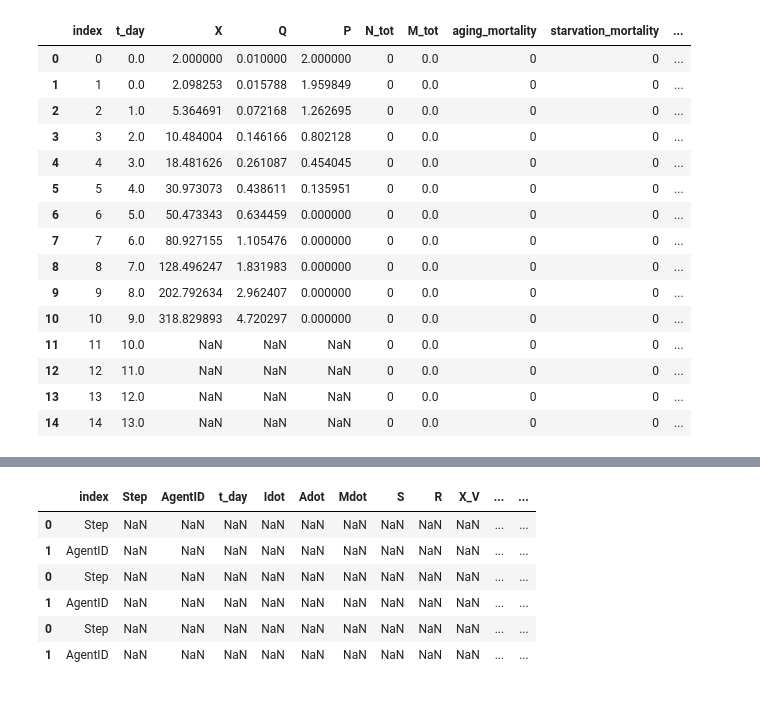
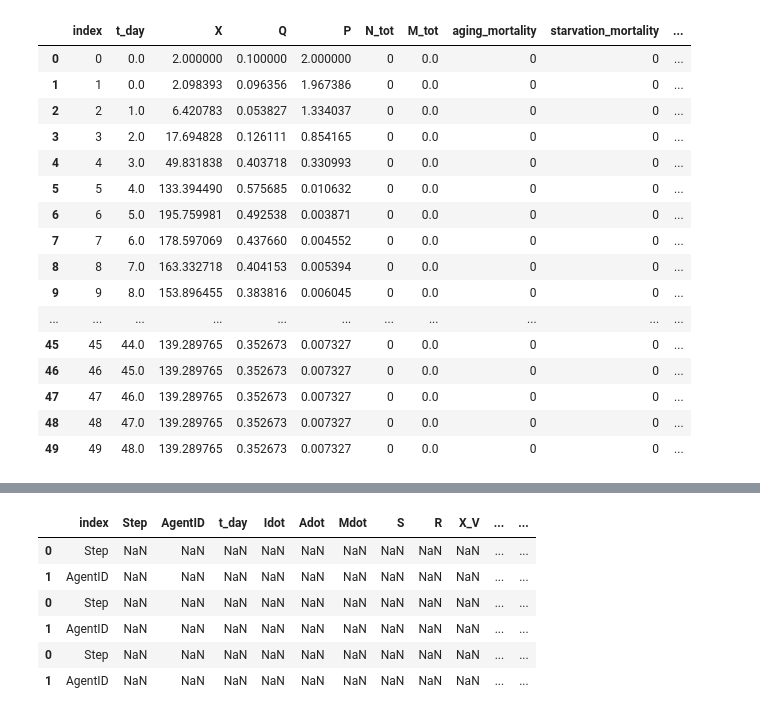
Before and after one commit to Valentin-Schwarz/mempyDEB, a Jupyter notebook: mempyDEB/DEBIBM/algea_model.ipynb, the cells around one changed output, grey strips where cells are left out. Cells and saved outputs as stored; diff of their text form; code cells hidden in the pictures.

```diff
--- a/mempyDEB/DEBIBM/algea_model.ipynb
+++ b/mempyDEB/DEBIBM/algea_model.ipynb
@@ -19,26 +17,27 @@ p = deepcopy(defaultparams_DEBIBM)
 #p.glb['tspan'] = (0,14)
 p.glb['N_0']= 0
 p.glb['data_collection_interval']=1
-#p.glb['tres']=24
+p.glb['tres']=24
 # %%
 sim = simulate_DEBIBM(p) # runs the baseline model (a variant of DEBkiss) with default parameters
 mout, aout = sim
 # %%
-mout.head(15)
+mout.head(50)
 # %% [output]
 |  | index | t_day | X | Q | P | N_tot | M_tot | aging_mortality | starvation_mortality | ... |
-| 0 | 0 | 0.0 | 2.000000 | 0.010000 | 2.000000 | 0 | 0.0 | 0 | 0 | ... |
-| 1 | 1 | 0.0 | 2.098253 | 0.015788 | 1.959849 | 0 | 0.0 | 0 | 0 | ... |
-| 2 | 2 | 1.0 | 5.364691 | 0.072168 | 1.262695 | 0 | 0.0 | 0 | 0 | ... |
-| 3 | 3 | 2.0 | 10.484004 | 0.146166 | 0.802128 | 0 | 0.0 | 0 | 0 | ... |
-| 4 | 4 | 3.0 | 18.481626 | 0.261087 | 0.454045 | 0 | 0.0 | 0 | 0 | ... |
-| 5 | 5 | 4.0 | 30.973073 | 0.438611 | 0.135951 | 0 | 0.0 | 0 | 0 | ... |
-| 6 | 6 | 5.0 | 50.473343 | 0.634459 | 0.000000 | 0 | 0.0 | 0 | 0 | ... |
-| 7 | 7 | 6.0 | 80.927155 | 1.105476 | 0.000000 | 0 | 0.0 | 0 | 0 | ... |
-| 8 | 8 | 7.0 | 128.496247 | 1.831983 | 0.000000 | 0 | 0.0 | 0 | 0 | ... |
-| 9 | 9 | 8.0 | 202.792634 | 2.962407 | 0.000000 | 0 | 0.0 | 0 | 0 | ... |
-| 10 | 10 | 9.0 | 318.829893 | 4.720297 | 0.000000 | 0 | 0.0 | 0 | 0 | ... |
-| 11 | 11 | 10.0 | NaN | NaN | NaN | 0 | 0.0 | 0 | 0 | ... |
-| 12 | 12 | 11.0 | NaN | NaN | NaN | 0 | 0.0 | 0 | 0 | ... |
-| 13 | 13 | 12.0 | NaN | NaN | NaN | 0 | 0.0 | 0 | 0 | ... |
-| 14 | 14 | 13.0 | NaN | NaN | NaN | 0 | 0.0 | 0 | 0 | ... |
+| 0 | 0 | 0.0 | 2.000000 | 0.100000 | 2.000000 | 0 | 0.0 | 0 | 0 | ... |
+| 1 | 1 | 0.0 | 2.098393 | 0.096356 | 1.967386 | 0 | 0.0 | 0 | 0 | ... |
+| 2 | 2 | 1.0 | 6.420783 | 0.053827 | 1.334037 | 0 | 0.0 | 0 | 0 | ... |
+| 3 | 3 | 2.0 | 17.694828 | 0.126111 | 0.854165 | 0 | 0.0 | 0 | 0 | ... |
+| 4 | 4 | 3.0 | 49.831838 | 0.403718 | 0.330993 | 0 | 0.0 | 0 | 0 | ... |
+| 5 | 5 | 4.0 | 133.394490 | 0.575685 | 0.010632 | 0 | 0.0 | 0 | 0 | ... |
+| 6 | 6 | 5.0 | 195.759981 | 0.492538 | 0.003871 | 0 | 0.0 | 0 | 0 | ... |
+| 7 | 7 | 6.0 | 178.597069 | 0.437660 | 0.004552 | 0 | 0.0 | 0 | 0 | ... |
+| 8 | 8 | 7.0 | 163.332718 | 0.404153 | 0.005394 | 0 | 0.0 | 0 | 0 | ... |
+| 9 | 9 | 8.0 | 153.896455 | 0.383816 | 0.006045 | 0 | 0.0 | 0 | 0 | ... |
+| ... | ... | ... | ... | ... | ... | ... | ... | ... | ... | ... |
+| 45 | 45 | 44.0 | 139.289765 | 0.352673 | 0.007327 | 0 | 0.0 | 0 | 0 | ... |
+| 46 | 46 | 45.0 | 139.289765 | 0.352673 | 0.007327 | 0 | 0.0 | 0 | 0 | ... |
+| 47 | 47 | 46.0 | 139.289765 | 0.352673 | 0.007327 | 0 | 0.0 | 0 | 0 | ... |
+| 48 | 48 | 47.0 | 139.289765 | 0.352673 | 0.007327 | 0 | 0.0 | 0 | 0 | ... |
+| 49 | 49 | 48.0 | 139.289765 | 0.352673 | 0.007327 | 0 | 0.0 | 0 | 0 | ... |
```
Also changed, not shown: parts of 3 cells of this notebook, 2 other files.
